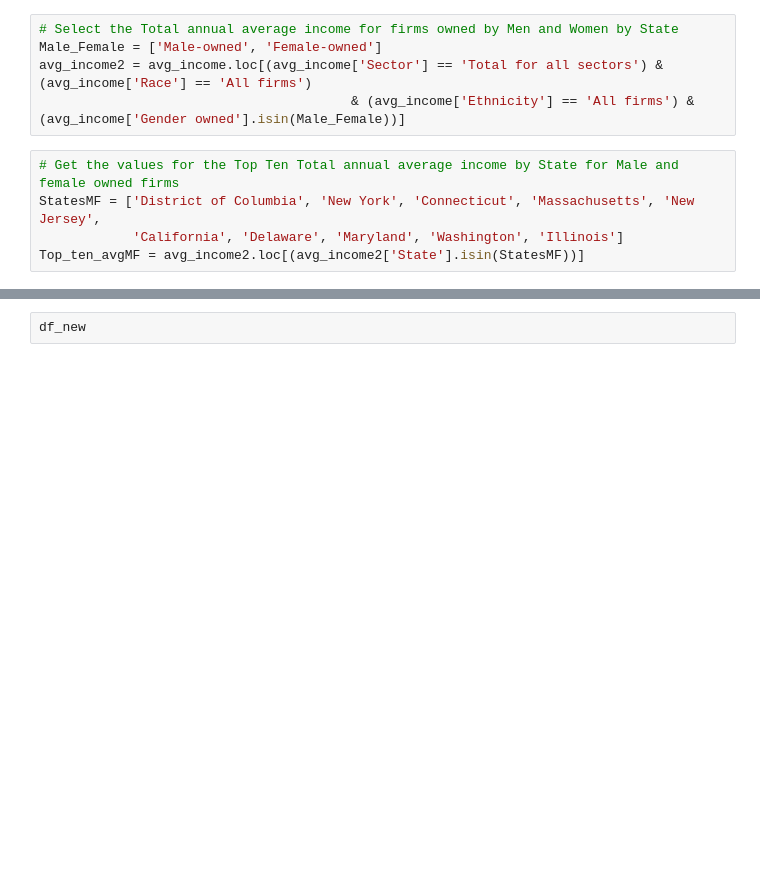
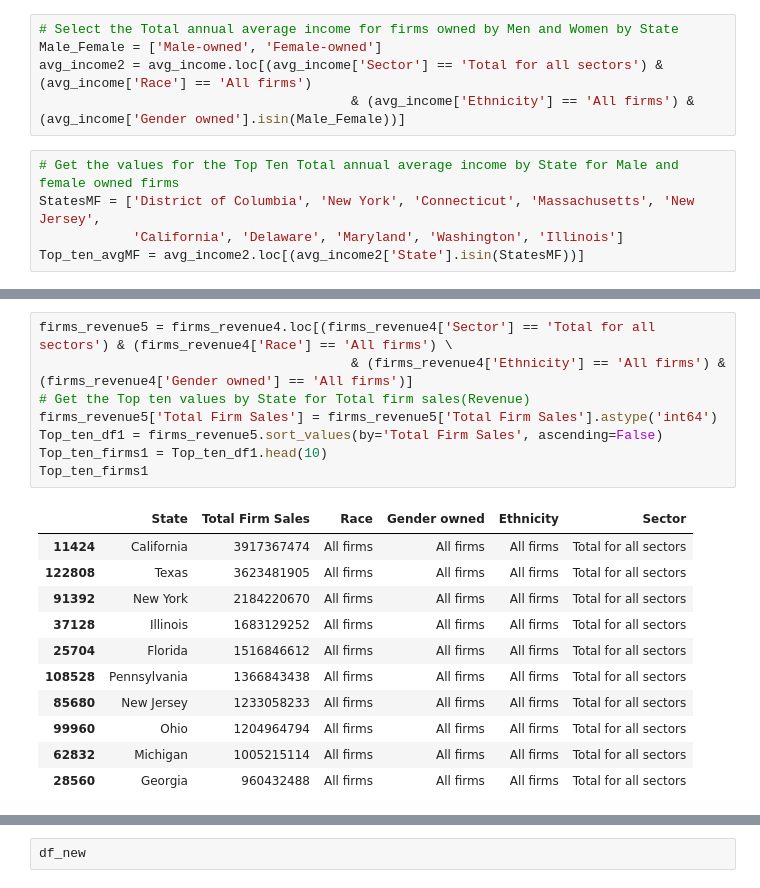
Before and after one commit to tafolabi/Project_Alpha, a Jupyter notebook: 2007.ipynb, the cells around one changed output, grey strips where cells are left out. Drawn from its saved outputs; the diff is of its cells as text; blank space fills up the shorter version.

```diff
--- a/2007.ipynb
+++ b/2007.ipynb
@@ -244,0 +405,20 @@ plt.savefig("Output/AvgIncome__MFstate2007.png")
+# %%
+firms_revenue5 = firms_revenue4.loc[(firms_revenue4['Sector'] == 'Total for all sectors') & (firms_revenue4['Race'] == 'All firms') \
+                                        & (firms_revenue4['Ethnicity'] == 'All firms') & (firms_revenue4['Gender owned'] == 'All firms')]
+# Get the Top ten values by State for Total firm sales(Revenue)
+firms_revenue5['Total Firm Sales'] = firms_revenue5['Total Firm Sales'].astype('int64')
+Top_ten_df1 = firms_revenue5.sort_values(by='Total Firm Sales', ascending=False)
+Top_ten_firms1 = Top_ten_df1.head(10)
+Top_ten_firms1
+# %% [output]
+|  | State | Total Firm Sales | Race | Gender owned | Ethnicity | Sector |
+| 11424 | California | 3917367474 | All firms | All firms | All firms | Total for all sectors |
+| 122808 | Texas | 3623481905 | All firms | All firms | All firms | Total for all sectors |
+| 91392 | New York | 2184220670 | All firms | All firms | All firms | Total for all sectors |
+| 37128 | Illinois | 1683129252 | All firms | All firms | All firms | Total for all sectors |
+| 25704 | Florida | 1516846612 | All firms | All firms | All firms | Total for all sectors |
+| 108528 | Pennsylvania | 1366843438 | All firms | All firms | All firms | Total for all sectors |
+| 85680 | New Jersey | 1233058233 | All firms | All firms | All firms | Total for all sectors |
+| 99960 | Ohio | 1204964794 | All firms | All firms | All firms | Total for all sectors |
+| 62832 | Michigan | 1005215114 | All firms | All firms | All firms | Total for all sectors |
+| 28560 | Georgia | 960432488 | All firms | All firms | All firms | Total for all sectors |
```
Also changed, not shown: parts of 23 cells of this notebook, 3 other files.
